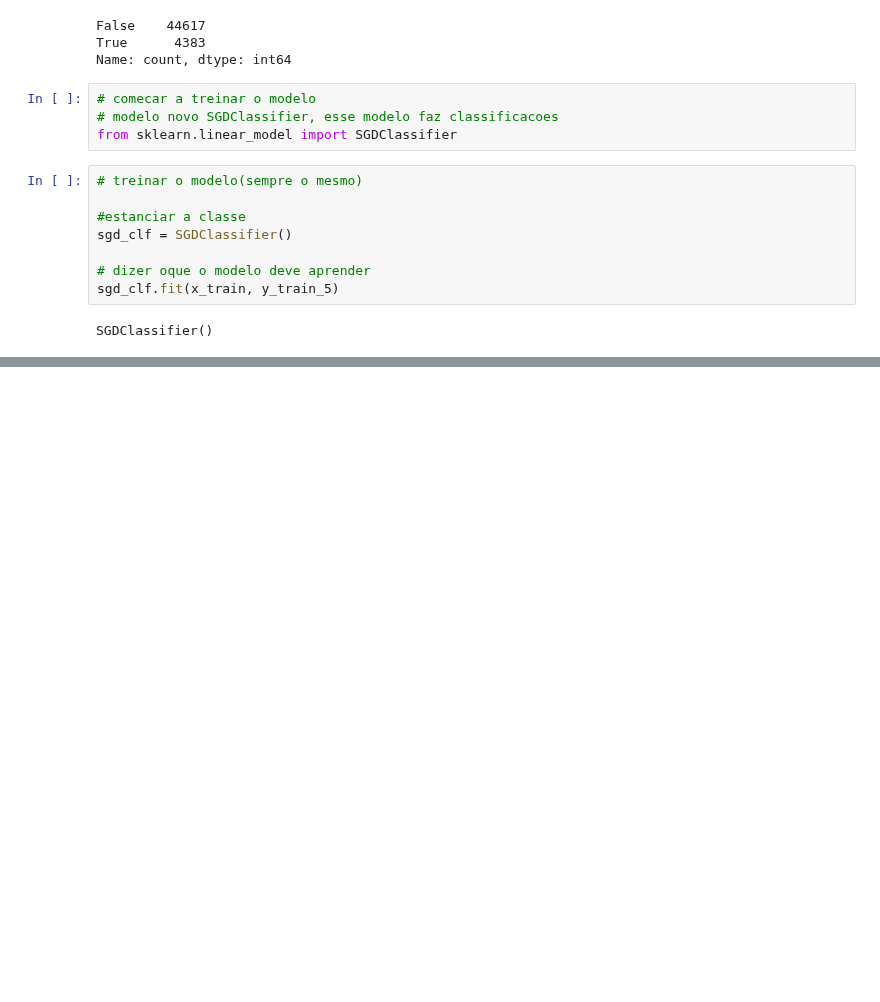
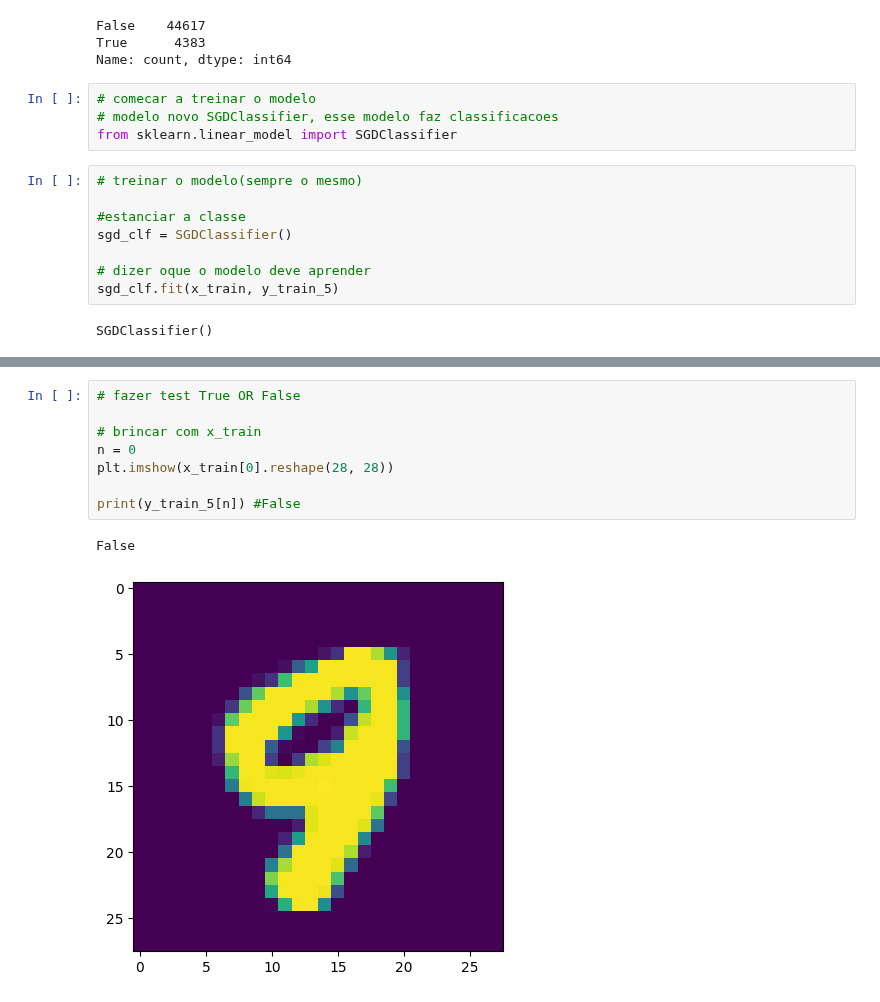
Before and after one commit to ludiemert/Classification_Regression_Models, a Jupyter notebook: 7_Classification_Regression_Models/Class_Regression_Models.ipynb, the cells around one changed output, grey strips where cells are left out. Saved outputs shown, nothing was run; the diff lists cells and outputs as text; blank space fills up the shorter version.

```diff
--- a/7_Classification_Regression_Models/Class_Regression_Models.ipynb
+++ b/7_Classification_Regression_Models/Class_Regression_Models.ipynb
@@ -224,0 +231,11 @@ SGDClassifier()
+# %%
+# fazer test True OR False
+
+# brincar com x_train
+n = 0
+plt.imshow(x_train[0].reshape(28, 28))
+
+print(y_train_5[n]) #False
+# %% [output]
+False
+[figure, added]
```
Also changed, not shown: parts of 1 cell of this notebook, 1 other file.
